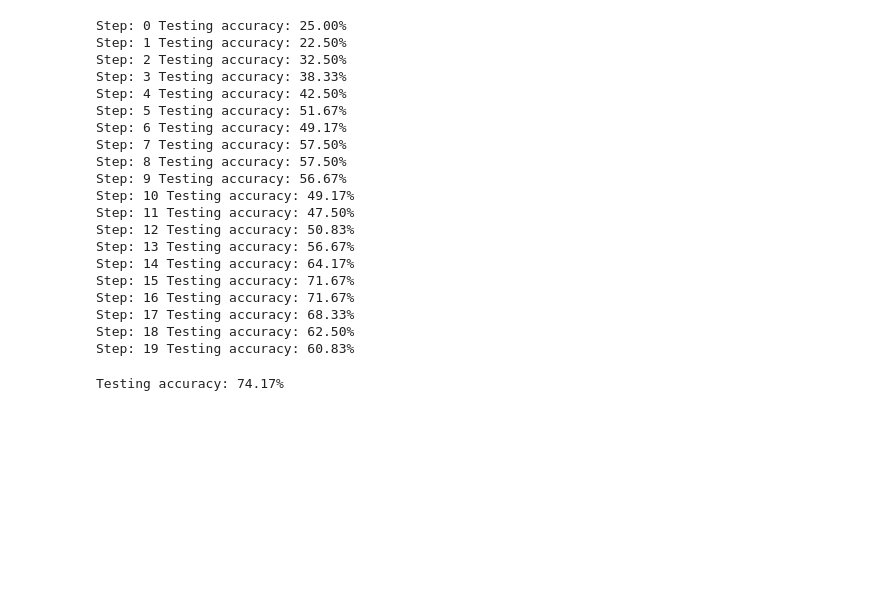
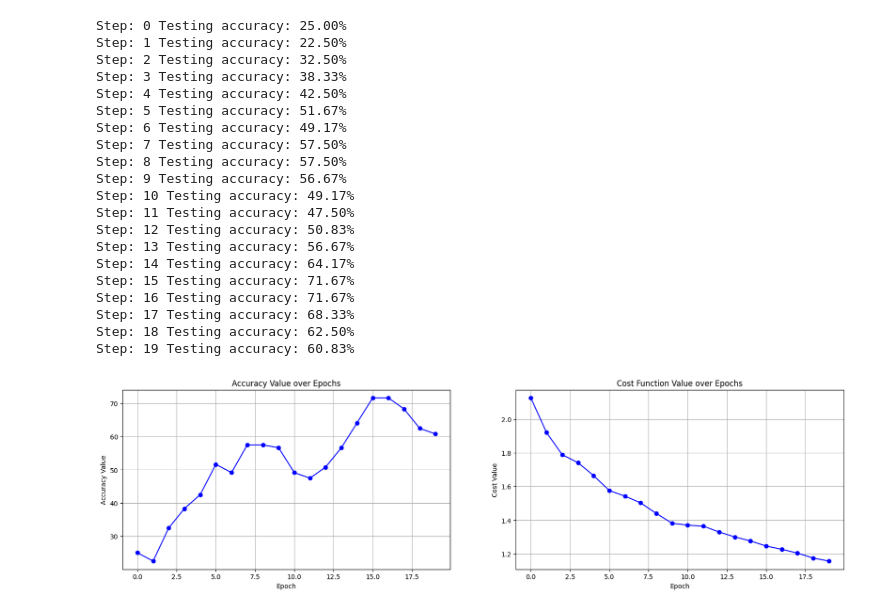
Before and after one commit to Martyna94/The_Detection_Duo, a Jupyter notebook: Task_5/03_Training_Model_MERA.ipynb, the cells around one changed output. Saved outputs shown, nothing was run; the diff lists cells and outputs as text; code cells hidden in the pictures; blank space fills up the shorter version.

Commit message:
Added 03 plot for accuracy

```diff
--- a/Task_5/03_Training_Model_MERA.ipynb
+++ b/Task_5/03_Training_Model_MERA.ipynb
@@ -195,7 +195,7 @@ Y_val[0]
 # %% [markdown]
 Accuracy every step:
 # %%
-accuracy = []
+all_accuracy = []
 for index,param in enumerate(all_params):
     test_correct = 0
     for img, true_label in zip(X_val, Y_val):
@@ -210,7 +210,7 @@ for index,param in enumerate(all_params):
                 test_correct+=0
     # Calculate and print the testing accuracy percentage
     accuracy_value = 100 * test_correct / len(X_val)
-    accuracy.append(accuracy_value)
+    all_accuracy.append(accuracy_value)
     print(f"Step: {index} Testing accuracy: {accuracy_value:.2f}%")
 # %% [output]
 Step: 0 Testing accuracy: 25.00%
@@ -432,19 +236,24 @@ prev_params = [[-0.9530112,
-# %%
-test_correct = 0
-
-for img, true_label in zip(X_val, Y_val):
-    # Get predictions from the quantum circuit
-    predictions = circuit_MERA(img, prev_params)
-
-    # Determine the predicted label
-    predicted_label = np.argmax(predictions)
-
-    # Increment correct count if prediction matches the true label
-    if predicted_label == true_label:
-        test_correct += 1
-
-# Calculate and print the testing accuracy percentage
-accuracy = 100 * test_correct / len(Y_val)
-print(f"Testing accuracy: {accuracy:.2f}%")
-# %% [output]
-Testing accuracy: 74.17%
+# %%
+import matplotlib.pyplot as plt
+plt.figure(figsize=(20, 5))
+
+# Plot 1: Accuracy over Epochs
+plt.subplot(1, 2, 1)  # 1 row, 2 columns, plot 1
+plt.plot(all_accuracy, marker='o', linestyle='-', color='b')
+plt.title('Accuracy Value over Epochs')
+plt.xlabel('Epoch')
+plt.ylabel('Accuracy Value')
+plt.grid(True)
+
+# Plot 2: Cost over Epochs
+plt.subplot(1, 2, 2)  # 1 row, 2 columns, plot 2
+plt.plot(all_cost, marker='o', linestyle='-', color='b')
+plt.title('Cost Function Value over Epochs')
+plt.xlabel('Epoch')
+plt.ylabel('Cost Value')
+plt.grid(True)
+
+# Display the plots
+plt.show()
+# %% [output]
+[figure, added]
```
Also changed, not shown: parts of 1 cell of this notebook.
